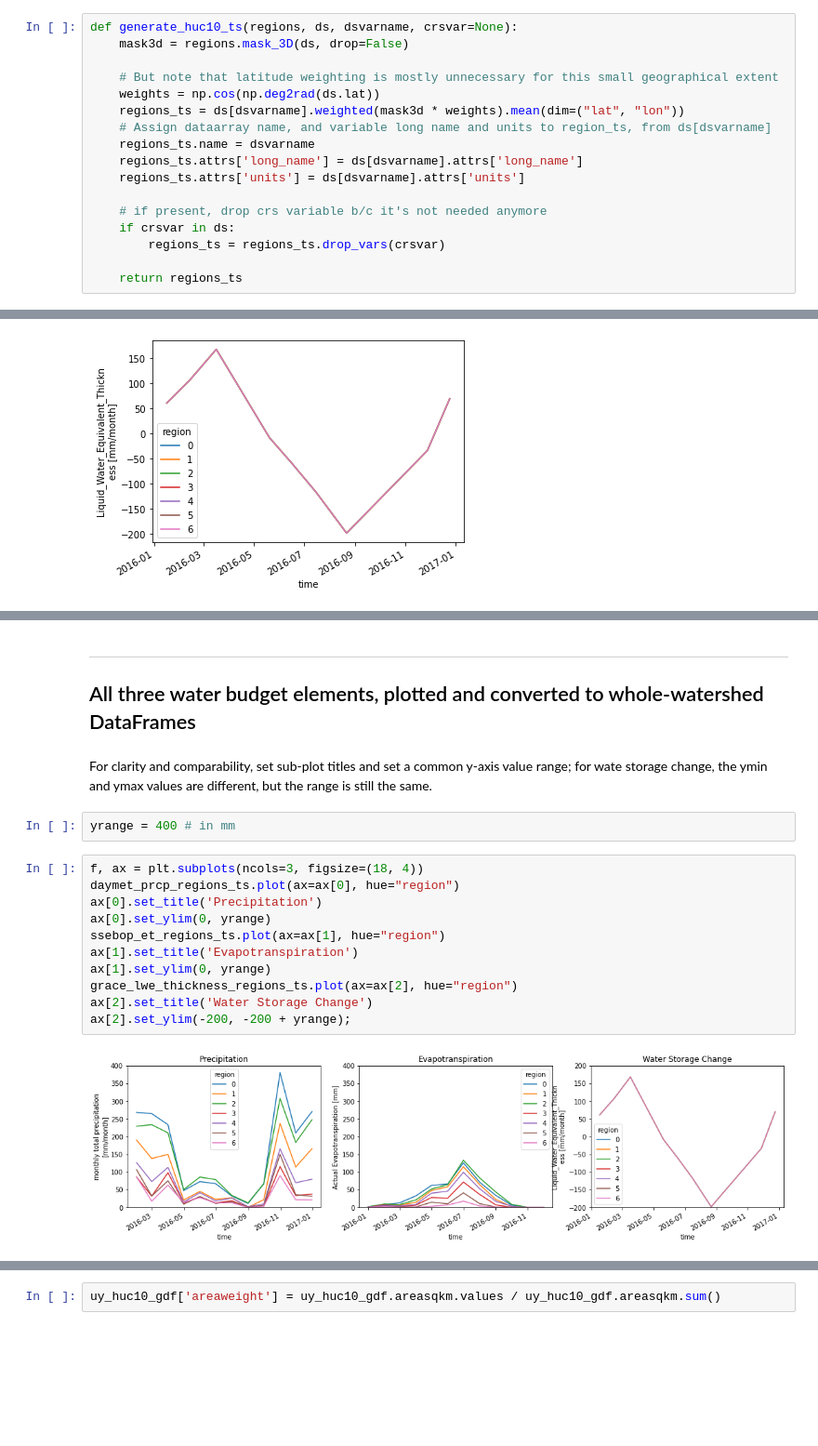
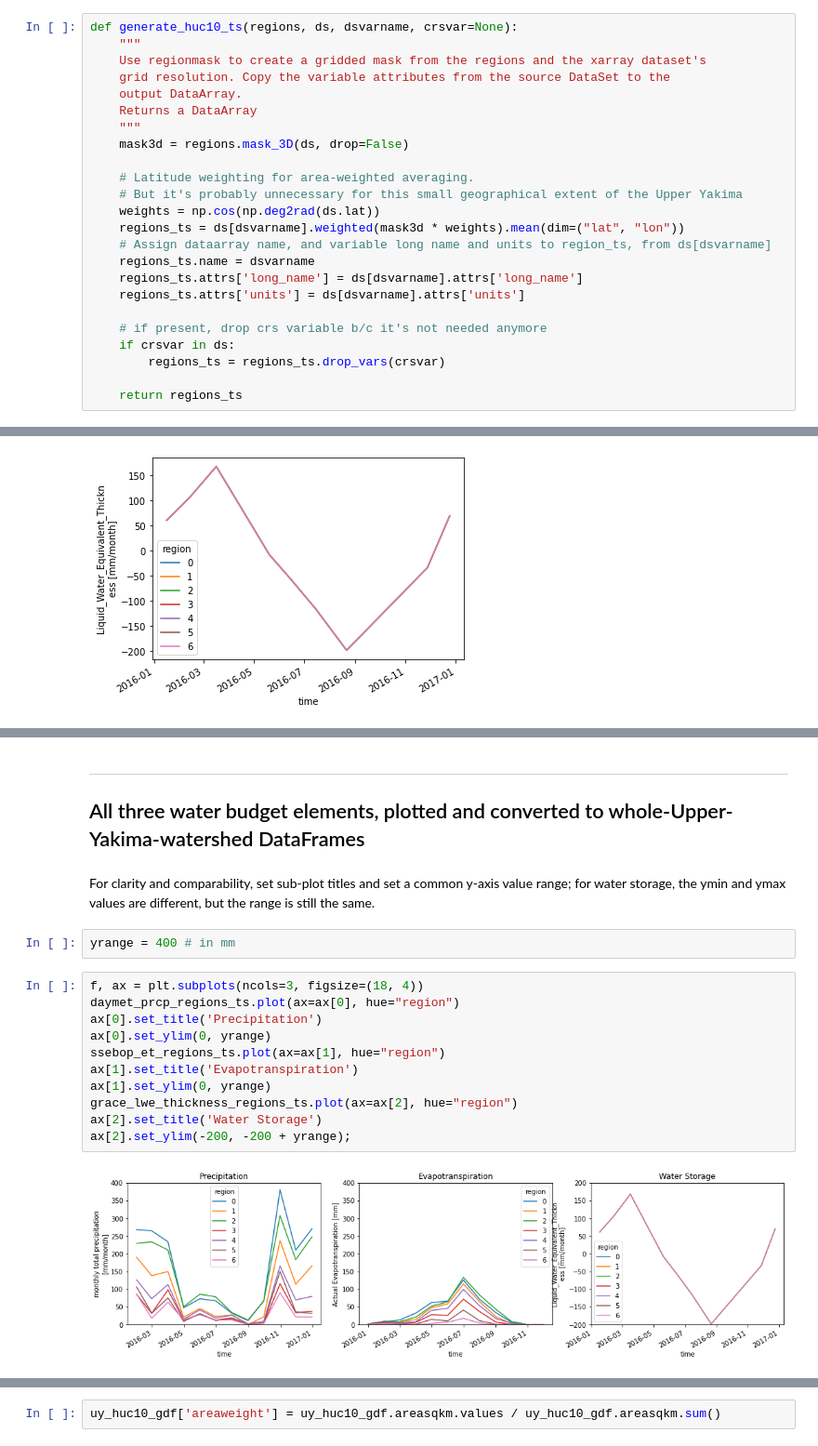
Before and after one commit to waterhackweek/waterdata, a Jupyter notebook: mashup_waterbudget.ipynb, the cells around one changed output, grey strips where cells are left out. Shown at 93% size. Saved outputs shown, nothing was run; the diff lists cells and outputs as text; blank space fills up the shorter version.

```diff
--- a/mashup_waterbudget.ipynb
+++ b/mashup_waterbudget.ipynb
@@ -600,8 +598,15 @@ uy_huc10_regions.plot(label="name");
 # %%
 def generate_huc10_ts(regions, ds, dsvarname, crsvar=None):
+    """
+    Use regionmask to create a gridded mask from the regions and the xarray dataset's
+    grid resolution. Copy the variable attributes from the source DataSet to the
+    output DataArray.
+    Returns a DataArray
+    """
     mask3d = regions.mask_3D(ds, drop=False)
 
-    # But note that latitude weighting is mostly unnecessary for this small geographical extent
+    # Latitude weighting for area-weighted averaging.
+    # But it's probably unnecessary for this small geographical extent of the Upper Yakima
     weights = np.cos(np.deg2rad(ds.lat))
     regions_ts = ds[dsvarname].weighted(mask3d * weights).mean(dim=("lat", "lon"))
     # Assign dataarray name, and variable long name and units to region_ts, from ds[dsvarname]
@@ -698,23 +704,23 @@ Because the cells are so coarse, a single cell spans the whole Upper Yakima and
 # %% [markdown]
 ----------------
-## All three water budget elements, plotted and converted to whole-watershed DataFrames
+## All three water budget elements, plotted and converted to whole-Upper-Yakima-watershed DataFrames
 # %% [markdown]
-For clarity and comparability, set sub-plot titles and set a common y-axis value range; for wate storage change, the ymin and ymax values are different, but the range is still the same.
+For clarity and comparability, set sub-plot titles and set a common y-axis value range; for water storage, the ymin and ymax values are different, but the range is still the same.
 # %%
 yrange = 400 # in mm
 # %%
 f, ax = plt.subplots(ncols=3, figsize=(18, 4))
 daymet_prcp_regions_ts.plot(ax=ax[0], hue="region")
 ax[0].set_title('Precipitation')
 ax[0].set_ylim(0, yrange)
 ssebop_et_regions_ts.plot(ax=ax[1], hue="region")
 ax[1].set_title('Evapotranspiration')
 ax[1].set_ylim(0, yrange)
 grace_lwe_thickness_regions_ts.plot(ax=ax[2], hue="region")
-ax[2].set_title('Water Storage Change')
+ax[2].set_title('Water Storage')
 ax[2].set_ylim(-200, -200 + yrange);
 # %% [output]
-[figure, old version]
+[figure, new version]
 # %% [markdown]
 ### Whole-watershed DataFrames
 
```
Also changed, not shown: parts of 38 cells of this notebook.
